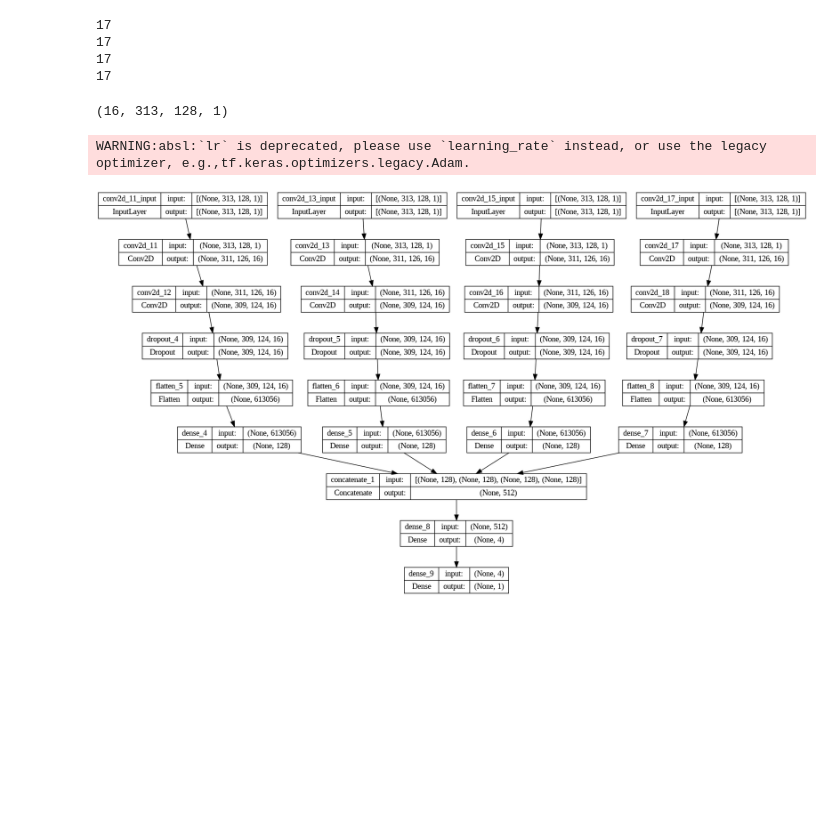
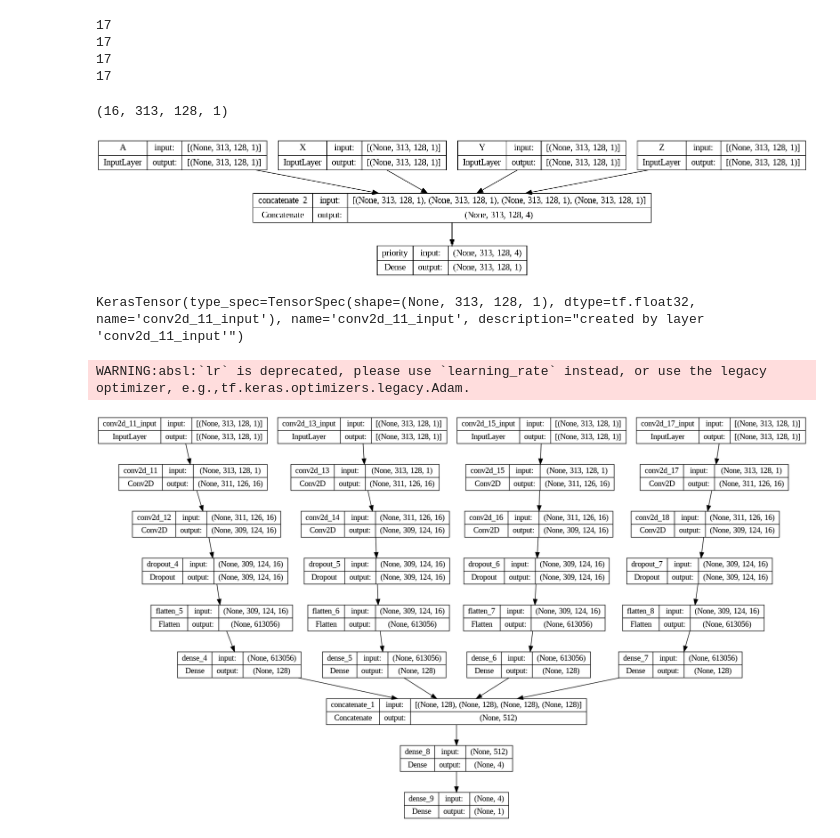
Before and after one commit to pawelszajwaj/Segregation, a Jupyter notebook: Main.ipynb, the cells around one changed output. Drawn from its saved outputs; the diff is of its cells as text; code cells hidden in the pictures; blank space fills up the shorter version.

```diff
--- a/Main.ipynb
+++ b/Main.ipynb
@@ -708,5 +707,53 @@ from tensorflow.keras.layers import Input
+# %%
+#inputsA = Input(shape=(313, 128, 1))
+#xa = Conv2D(16, (3,3), activation='relu') (inputsA)
+
+inputA = keras.Input(
+    shape=(313, 128, 1), name="A"
+)
+
+inputX = keras.Input(
+    shape=(313, 128, 1), name="X"
+)
+
+inputY = keras.Input(
+    shape=(313, 128, 1), name="Y"
+)
+
+inputZ = keras.Input(
+    shape=(313, 128, 1), name="Z"
+)
+
+featuresA = Conv2D(16, (3,3), activation='relu') (inputA)
+featuresA = Conv2D(16, (3,3), activation='relu') (featuresA)
+
+featuresX = Conv2D(16, (3,3), activation='relu') (inputX)
+featuresX = Conv2D(16, (3,3), activation='relu') (featuresX)
+
+featuresY = Conv2D(16, (3,3), activation='relu') (inputY)
+featuresY = Conv2D(16, (3,3), activation='relu') (featuresY)
+
+featuresZ = Conv2D(16, (3,3), activation='relu') (inputZ)
+featuresZ = Conv2D(16, (3,3), activation='relu') (featuresZ)
+
+x = layers.concatenate([featuresA, featuresX, featuresY, featuresZ])
+
+priority_pred = layers.Dense(1, name="priority")(x)
+
+modelt = keras.Model(
+    inputs=[inputA, inputX, inputY, inputZ],
+    outputs=[priority_pred]
+)
+# %%
+keras.utils.plot_model(modelt, "multi_input_and_output_model.png", show_shapes=True)
+# %% [output]
+[figure, added]
 # %%
 combined = concatenate([modelA.output, modelX.output, modelY.output, modelZ.output])
 final = Dense(4, activation="relu")(combined)
 final = Dense(1, activation="linear")(final)
+# %%
+print(modelA.input)
+# %% [output]
+KerasTensor(type_spec=TensorSpec(shape=(None, 313, 128, 1), dtype=tf.float32, name='conv2d_11_input'), name='conv2d_11_input', description="created by layer 'conv2d_11_input'")
 # %%
```
Also changed, not shown: parts of 5 cells of this notebook.
